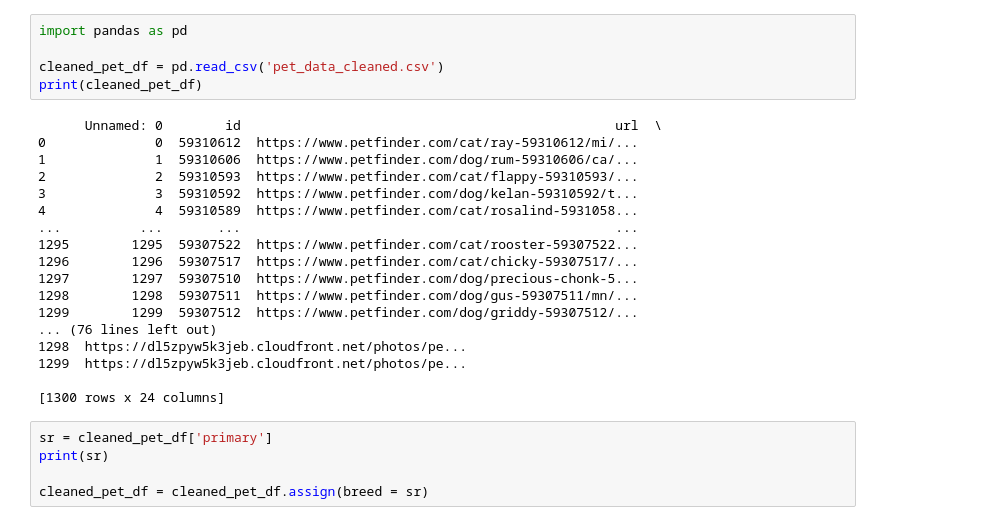
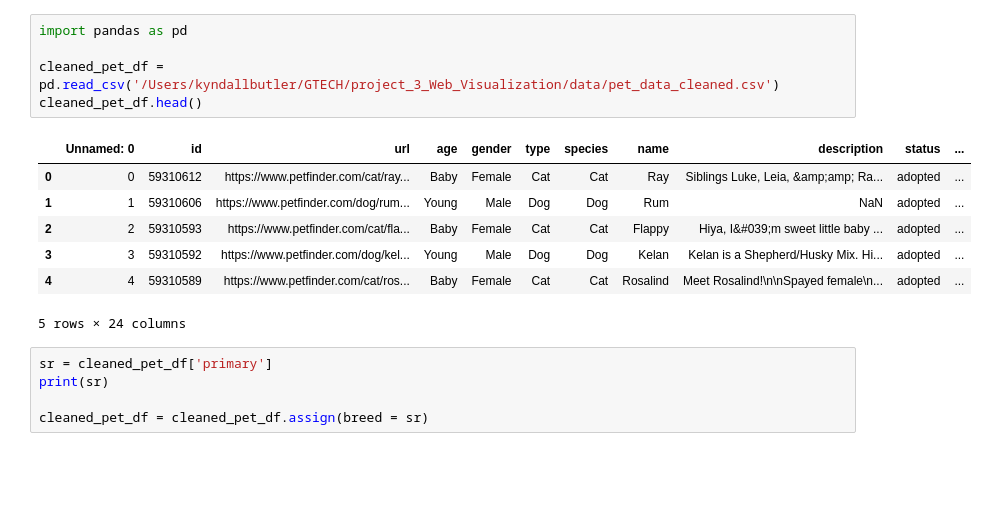
Before and after one commit to acboi0824/project_3_Web_Visualization, a Jupyter notebook: Kyndall/DatbaseConnection.ipynb, the cells around one changed output. Saved outputs shown, nothing was run; the diff lists cells and outputs as text; blank space fills up the shorter version.

```diff
--- a/Kyndall/DatbaseConnection.ipynb
+++ b/Kyndall/DatbaseConnection.ipynb
@@ -10,26 +1,16 @@ Requirement already satisfied: six>=1.5 in /opt/anaconda3/lib/python3.9/site-pac
 # %%
 import pandas as pd
 
-cleaned_pet_df = pd.read_csv('pet_data_cleaned.csv')
-print(cleaned_pet_df)
+cleaned_pet_df = pd.read_csv('/Users/kyndallbutler/GTECH/project_3_Web_Visualization/data/pet_data_cleaned.csv')
+cleaned_pet_df.head()
 # %% [output]
+|  | Unnamed: 0 | id | url | age | gender | type | species | name | description | status | ... |
+| 0 | 0 | 59310612 | https://www.petfinder.com/cat/ray... | Baby | Female | Cat | Cat | Ray | Siblings Luke, Leia, &amp;amp; Ra... | adopted | ... |
+| 1 | 1 | 59310606 | https://www.petfinder.com/dog/rum... | Young | Male | Dog | Dog | Rum | NaN | adopted | ... |
+| 2 | 2 | 59310593 | https://www.petfinder.com/cat/fla... | Baby | Female | Cat | Cat | Flappy | Hiya, I&#039;m sweet little baby ... | adopted | ... |
+| 3 | 3 | 59310592 | https://www.petfinder.com/dog/kel... | Young | Male | Dog | Dog | Kelan | Kelan is a Shepherd/Husky Mix. Hi... | adopted | ... |
+| 4 | 4 | 59310589 | https://www.petfinder.com/cat/ros... | Baby | Female | Cat | Cat | Rosalind | Meet Rosalind!\n\nSpayed female\n... | adopted | ... |
-      Unnamed: 0        id                                                url  \
-0              0  59310612  https://www.petfinder.com/cat/ray-59310612/mi/...
-1              1  59310606  https://www.petfinder.com/dog/rum-59310606/ca/...
-2              2  59310593  https://www.petfinder.com/cat/flappy-59310593/...
-3              3  59310592  https://www.petfinder.com/dog/kelan-59310592/t...
-4              4  59310589  https://www.petfinder.com/cat/rosalind-5931058...
-...          ...       ...                                                ...
-1295        1295  59307522  https://www.petfinder.com/cat/rooster-59307522...
-1296        1296  59307517  https://www.petfinder.com/cat/chicky-59307517/...
-1297        1297  59307510  https://www.petfinder.com/dog/precious-chonk-5...
-1298        1298  59307511  https://www.petfinder.com/dog/gus-59307511/mn/...
-1299        1299  59307512  https://www.petfinder.com/dog/griddy-59307512/...
-... (76 lines left out)
-1298  https://dl5zpyw5k3jeb.cloudfront.net/photos/pe...
-1299  https://dl5zpyw5k3jeb.cloudfront.net/photos/pe...
-
-[1300 rows x 24 columns]
+5 rows × 24 columns
 # %%
 sr = cleaned_pet_df['primary']
 print(sr)
```
Also changed, not shown: parts of 9 cells of this notebook, 3 other files.
